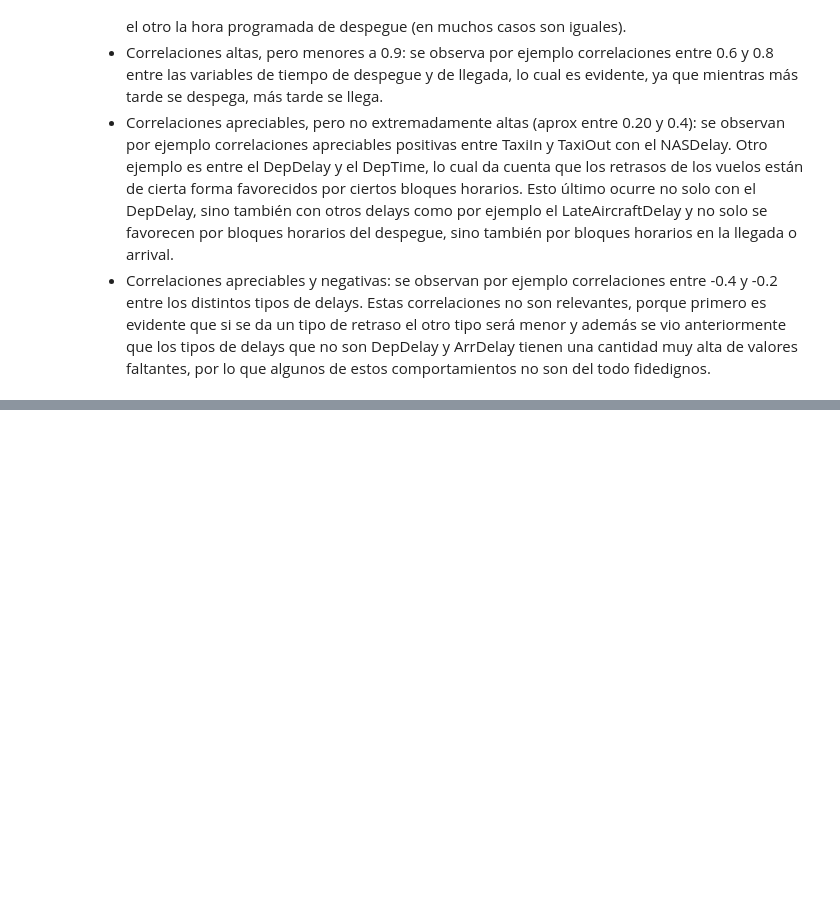
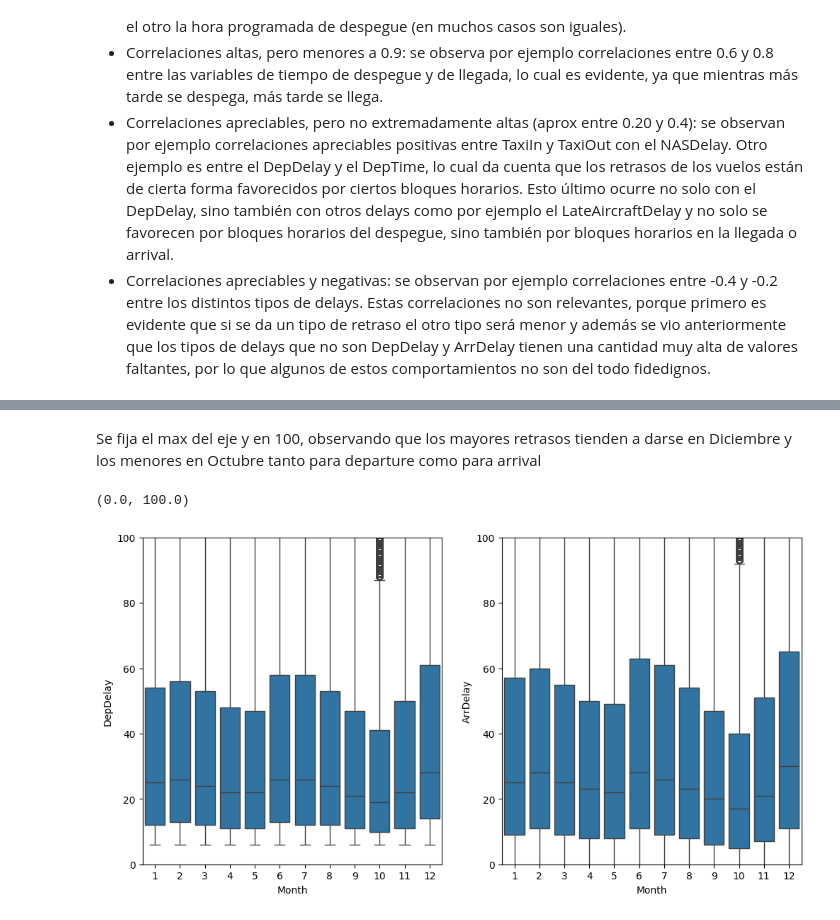
Before and after one commit to DiegoLeonG96/proyecto-pydatascience-udd, a Jupyter notebook: 01_Analisis_Exploratorio.ipynb, the cells around one changed output, grey strips where cells are left out. Saved outputs shown, nothing was run; the diff lists cells and outputs as text; code cells hidden in the pictures; blank space fills up the shorter version.

```diff
--- a/01_Analisis_Exploratorio.ipynb
+++ b/01_Analisis_Exploratorio.ipynb
@@ -503,0 +517,11 @@ Los espacios en blanco dan cuenta de casos donde no fue posible calcular la corr
+# %% [markdown]
+Se fija el max del eje y en 100, observando que los mayores retrasos tienden a darse en Diciembre y los menores en Octubre tanto para departure como para arrival
+# %%
+fig, ax = plt.subplots(nrows=1, ncols=2, sharex=False, sharey=False, figsize=(12,6))
+sns.boxplot(data=data, x="Month", y="DepDelay", ax=ax[0])
+sns.boxplot(data=data, x="Month", y="ArrDelay", ax=ax[1])
+ax[0].set_ylim(0, 100)
+ax[1].set_ylim(0, 100)
+# %% [output]
+(0.0, 100.0)
+[figure, added]
```
Also changed, not shown: parts of 6 cells of this notebook.
